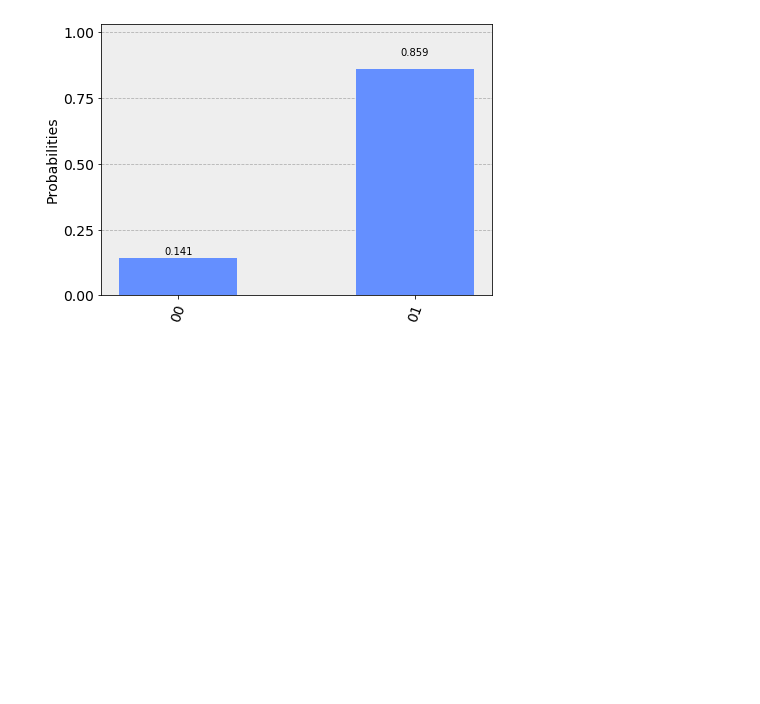
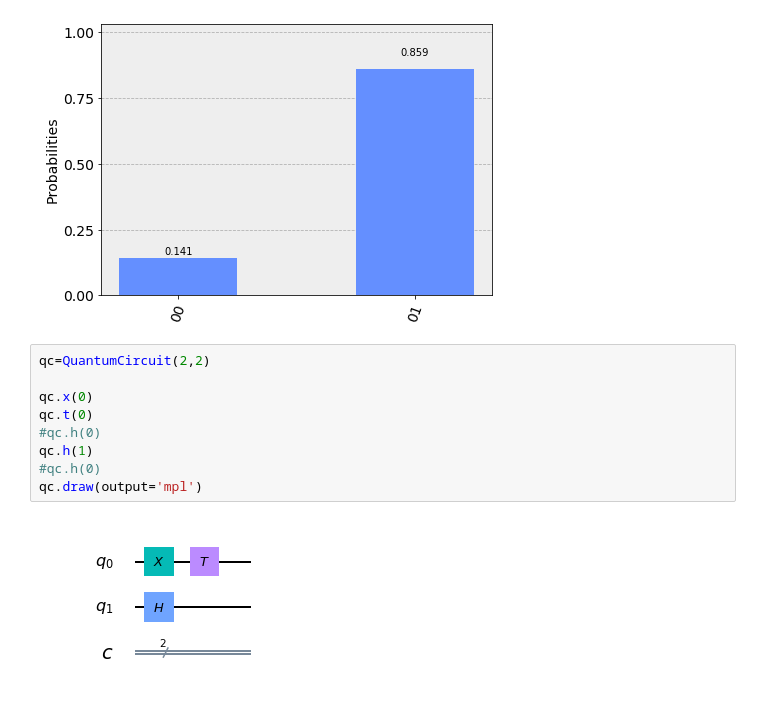
Before and after one commit to shashanka300/QC-practice, a Jupyter notebook: practice/gate observation.ipynb, the cells around one changed output. Cells and saved outputs as stored; diff of their text form; blank space fills up the shorter version.

```diff
--- a/practice/gate observation.ipynb
+++ b/practice/gate observation.ipynb
@@ -368,3 +368,14 @@ res=execute(QC,bc1,shots=3000).result().get_counts()
 plot_histogram(res)
 # %% [output]
 [figure]
+# %%
+qc=QuantumCircuit(2,2)
+
+qc.x(0)
+qc.t(0)
+#qc.h(0)
+qc.h(1)
+#qc.h(0)
+qc.draw(output='mpl')
+# %% [output]
+[figure, added]
```
Also changed, not shown: parts of 2 cells of this notebook.
